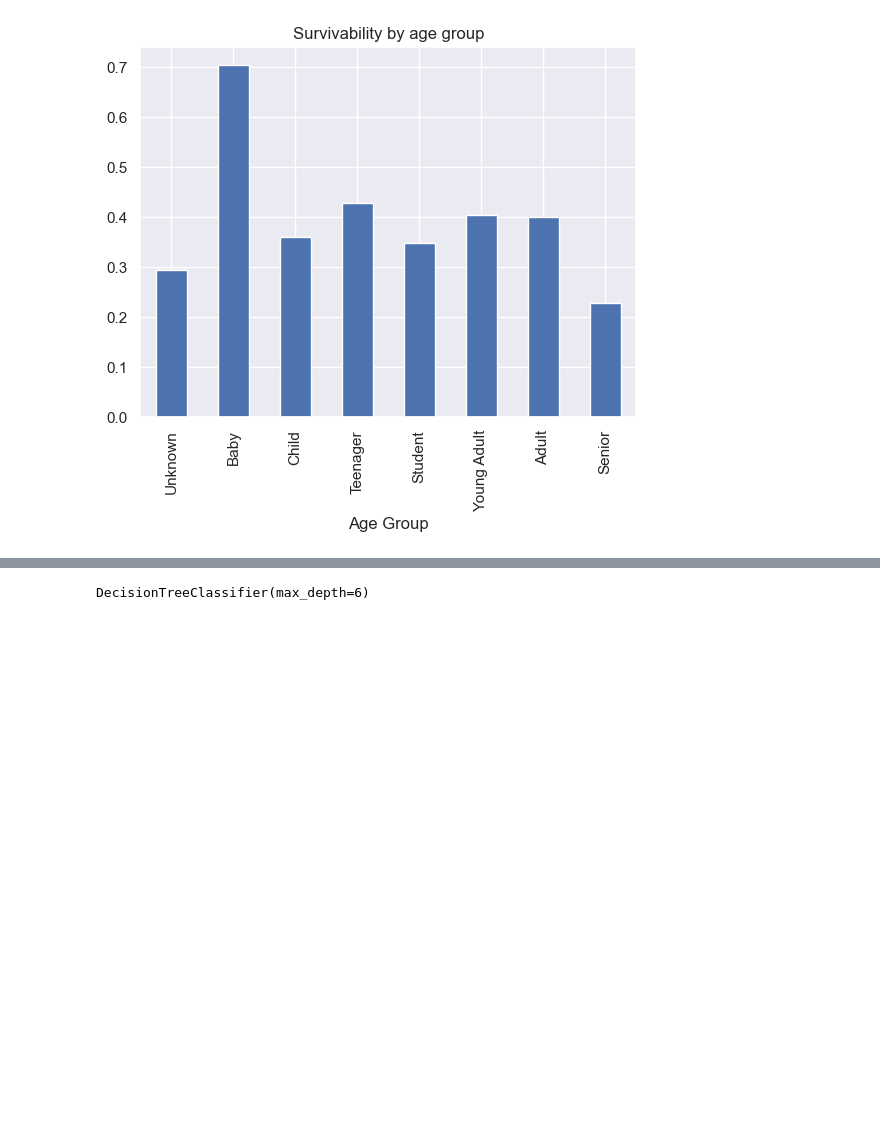
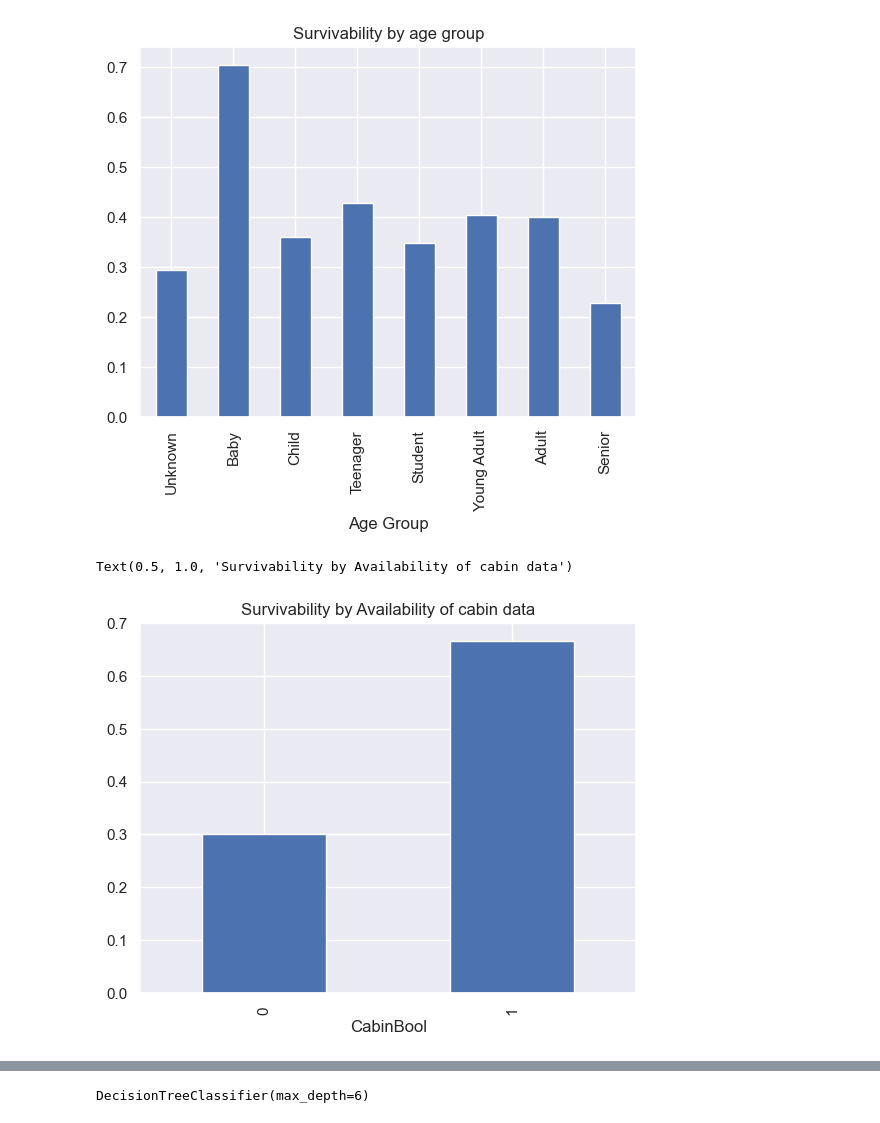
Before and after one commit to HongSon28/IE0005-Mini-Project, a Jupyter notebook: Main.ipynb, the cells around one changed output, grey strips where cells are left out. Cells and saved outputs as stored; diff of their text form; code cells hidden in the pictures; blank space fills up the shorter version.

```diff
--- a/Main.ipynb
+++ b/Main.ipynb
@@ -245,3 +293,14 @@ plt.title("Survivability by age group")
 # %% [output]
 Text(0.5, 1.0, 'Survivability by age group')
 [figure]
+# %%
+data["CabinBool"] = (data["Cabin"].notnull().astype('int'))
+
+cabin_rate = data.groupby("CabinBool")["Survived"].mean()
+cabin_rate.plot(kind = "bar")
+plt.title("Survivability by Availability of cabin data")
+
+##The idea is when a person have cabin data, they are more likely to have better social status/records => better survivability
+# %% [output]
+Text(0.5, 1.0, 'Survivability by Availability of cabin data')
+[figure, added]
```
Also changed, not shown: parts of 25 cells of this notebook.
